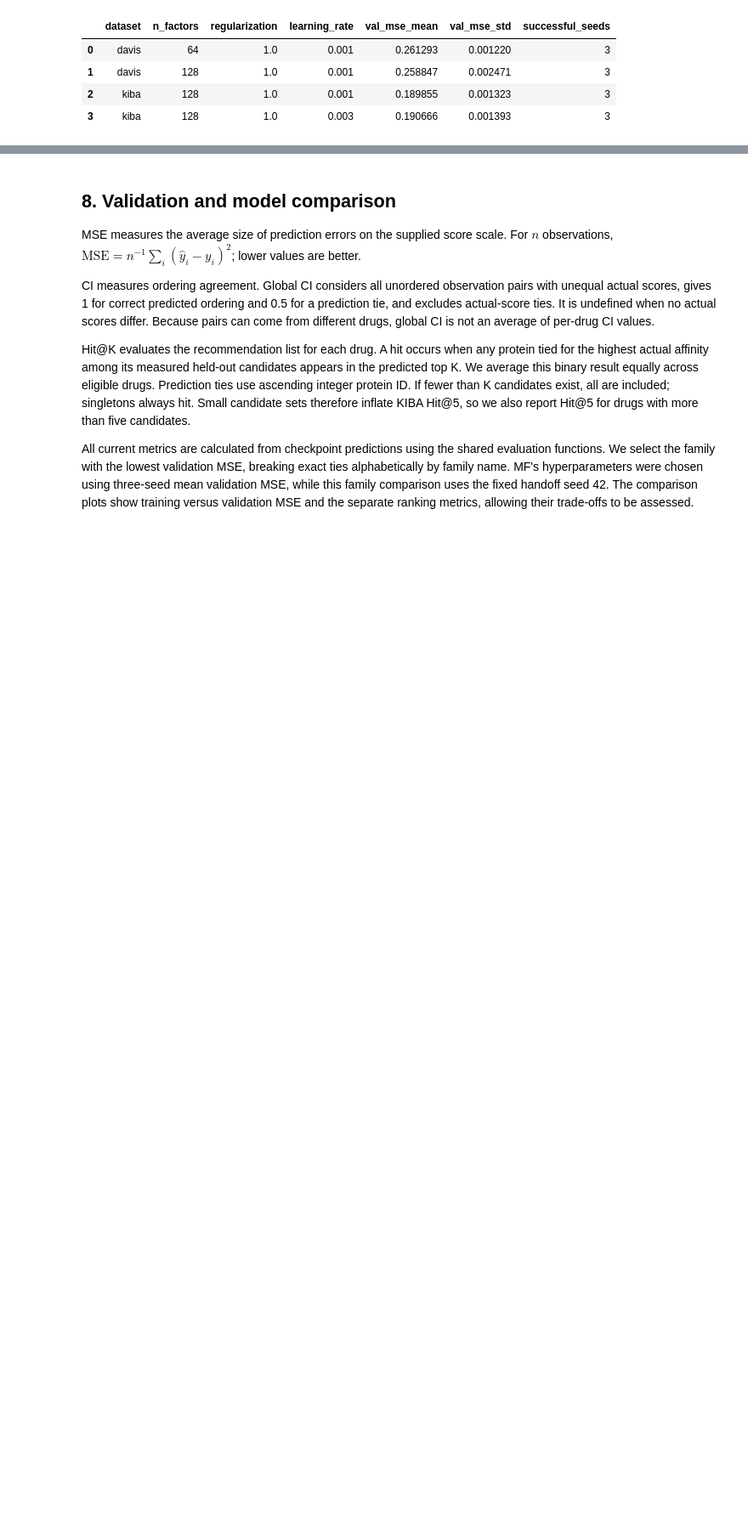
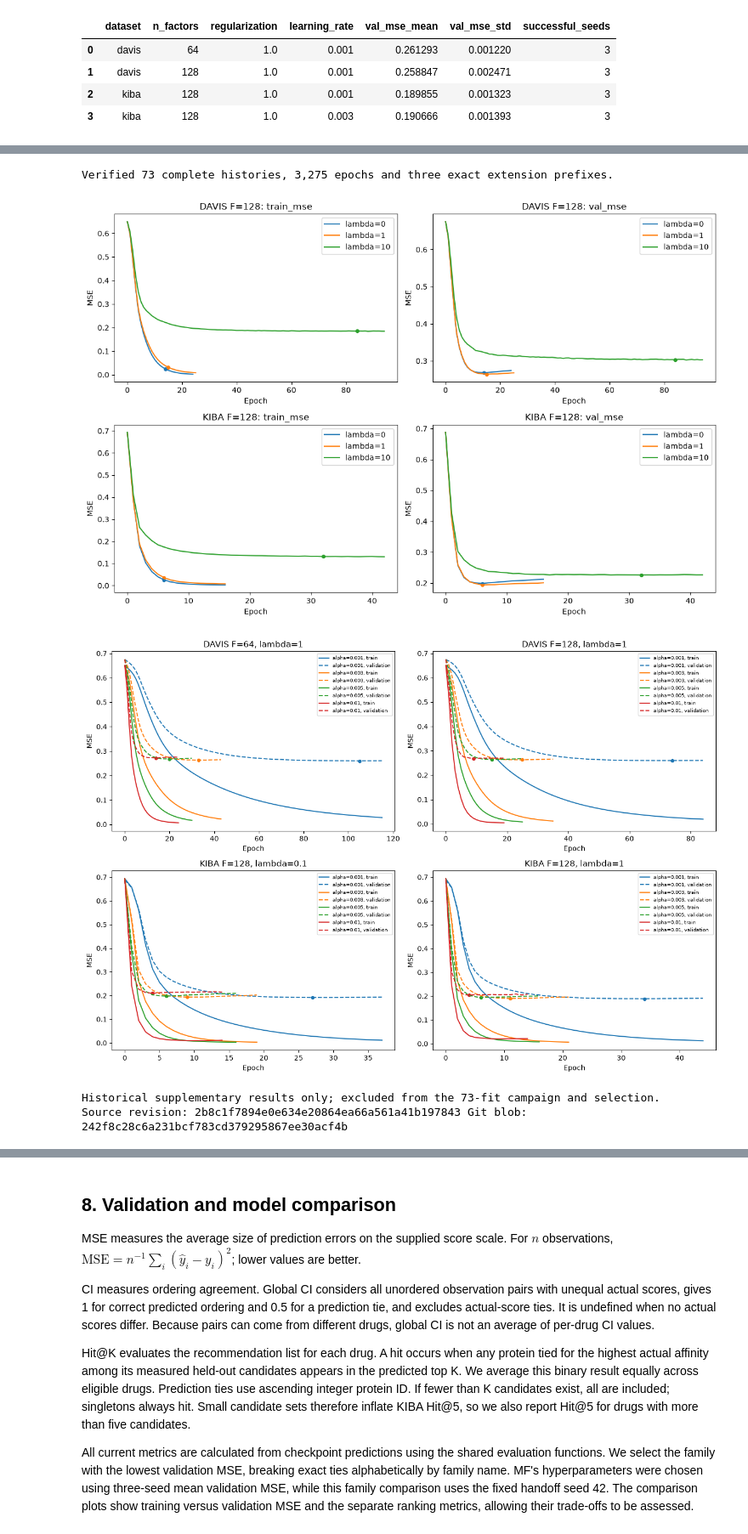
Before and after one commit to IAmGreyBunny/SC4020-Lab2, a Jupyter notebook: task2/task2.ipynb, the cells around one changed output, grey strips where cells are left out. Shown at 85% size. Cells and saved outputs as stored; diff of their text form; code cells hidden in the pictures; blank space fills up the shorter version.

```diff
--- a/task2/task2.ipynb
+++ b/task2/task2.ipynb
@@ -595,0 +612,64 @@ figure(fig, 'mf_seed_robustness.png')
+# %%
+assert runs.run_id.is_unique and histories.groupby('run_id').ngroups == 73
+for row in runs.itertuples():
+    trace = histories.loc[histories.run_id.eq(row.run_id)].sort_values('epoch')
+    np.testing.assert_array_equal(trace.epoch, np.arange(int(row.epochs_run) + 1))
+    for key in ('dataset', 'n_factors', 'regularization', 'learning_rate', 'seed', 'max_epochs'):
+        assert trace[key].eq(getattr(row, key)).all()
+for row in runs.loc[runs.max_epochs.eq(300)].itertuples():
+    base = runs.loc[runs.max_epochs.eq(100)]
+    for key in ('dataset', 'n_factors', 'regularization', 'learning_rate', 'seed'):
+        base = base.loc[base[key].eq(getattr(row, key))]
+    assert len(base) == 1
+    columns = ['epoch', 'train_mse', 'val_mse', 'train_objective']
+    prefix = histories.loc[histories.run_id.eq(base.iloc[0].run_id), columns].sort_values('epoch').reset_index(drop=True)
+    replay = histories.loc[histories.run_id.eq(row.run_id) & histories.epoch.le(100), columns].sort_values('epoch').reset_index(drop=True)
+    assert len(prefix) == 101
+    pd.testing.assert_frame_equal(prefix, replay, check_exact=True)
+assert len(capacity) == 20 and capacity.overfit_curve_evidence.all()
+assert len(interaction) == 50 and interaction.cap_still_improving.sum() == 4
+assert len(rates) == 16 and len(seeds) == 12
+print('Verified 73 complete histories, 3,275 epochs and three exact extension prefixes.')
+
+fig, axes = plt.subplots(2, 2, figsize=(12, 8))
+for i, dataset in enumerate(DATASETS):
+    subset = interaction.loc[interaction.dataset.eq(dataset) & interaction.n_factors.eq(128) & interaction.regularization.isin([0, 1, 10])]
+    for row in subset.sort_values('regularization').itertuples():
+        trace = histories.loc[histories.run_id.eq(row.run_id)].sort_values('epoch')
+        for ax, metric in zip(axes[i], ('train_mse', 'val_mse')):
+            line, = ax.plot(trace.epoch, trace[metric], label=f'lambda={row.regularization:g}')
+            ax.scatter([row.best_epoch], [getattr(row, metric)], color=line.get_color(), s=18)
+            ax.set(title=f'{dataset.upper()} F=128: {metric}', xlabel='Epoch', ylabel='MSE')
+            ax.legend()
+figure(fig, 'mf_regularization_learning_curves.png')
+
+fig, axes = plt.subplots(2, 2, figsize=(13, 9))
+for ax, ((dataset, factors, penalty), group) in zip(axes.flat, rates.groupby(['dataset', 'n_factors', 'regularization']), strict=True):
+    for row in group.sort_values('learning_rate').itertuples():
+        trace = histories.loc[histories.run_id.eq(row.run_id)].sort_values('epoch')
+        line, = ax.plot(trace.epoch, trace.train_mse, label=f'alpha={row.learning_rate:g}, train')
+        ax.plot(trace.epoch, trace.val_mse, '--', color=line.get_color(), label=f'alpha={row.learning_rate:g}, validation')
+        ax.scatter([row.best_epoch], [row.val_mse], color=line.get_color(), s=18)
+    ax.set(title=f'{dataset.upper()} F={factors}, lambda={penalty:g}', xlabel='Epoch', ylabel='MSE')
+    ax.legend(fontsize=7)
+figure(fig, 'mf_learning_rate_learning_curves.png')
+
+historical = EVIDENCE['historical_mf_supplement']
+supplement = pd.DataFrame(historical['lambda100_results'])
+assert len(supplement) == 2 and supplement.regularization.eq(100).all()
+assert not runs.regularization.eq(100).any()
+print('Historical supplementary results only; excluded from the 73-fit campaign and selection.')
+print('Source revision:', historical['source_commit'], 'Git blob:', historical['source_notebook_git_blob'])
+table(supplement[['dataset', 'n_factors', 'regularization', 'learning_rate', 'seed', 'train_mse', 'val_mse', 'best_epoch', 'epochs_run']], 'mf_historical_lambda100_supplement.csv')
+references = []
+for dataset in DATASETS:
+    selected_mse = campaign_tables['final_selection'].loc[lambda frame: frame.dataset.eq(dataset), 'val_mse'].iloc[0]
+    for row in interaction.loc[interaction.dataset.eq(dataset) & interaction.n_factors.eq(64) & interaction.regularization.isin([.01, 1])].itertuples():
+        references.append(dict(dataset=dataset, reference_factors=64, reference_lambda=row.regularization, reference_alpha=row.learning_rate, reference_val_mse=row.val_mse, selected_val_mse=selected_mse, reduction_absolute=row.val_mse-selected_mse, reduction_pct=100*(row.val_mse-selected_mse)/row.val_mse))
+table(pd.DataFrame(references), 'mf_reference_comparison.csv')
+# %% [output]
+Verified 73 complete histories, 3,275 epochs and three exact extension prefixes.
+[figure, added]
+[figure, added]
+Historical supplementary results only; excluded from the 73-fit campaign and selection.
+Source revision: 2b8c1f7894e0e634e20864ea66a561a41b197843 Git blob: 242f8c28c6a231bcf783cd379295867ee30acf4b
```
Also changed, not shown: parts of 3 cells of this notebook, 13 other files.
